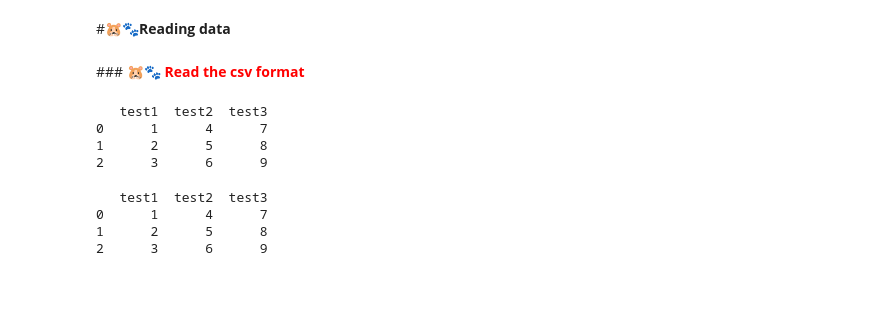
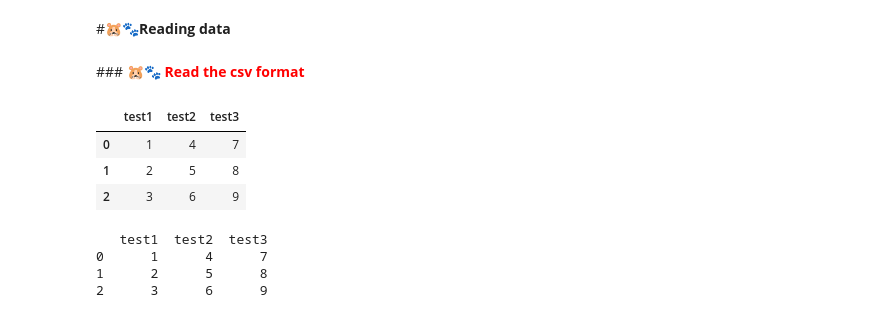
Before and after one commit to SEOWOOJI/Pandas_Stats_Data_Analysis_2025, a Jupyter notebook: 6_read_write_files.ipynb, the cells around one changed output. Saved outputs shown, nothing was run; the diff lists cells and outputs as text; code cells hidden in the pictures; blank space fills up the shorter version.

```diff
--- a/6_read_write_files.ipynb
+++ b/6_read_write_files.ipynb
@@ -47,14 +47,13 @@ import pandas as pd
 # %%
 file = '/content/Pandas_Stats_Data_Analysis_2025/sample.csv'
 
 df1 = pd.read_csv(file, encoding='UTF-8')
-print(df1)
-print()
+df1
 # %% [output]
-   test1  test2  test3
-0      1      4      7
-1      2      5      8
-2      3      6      9
+|  | test1 | test2 | test3 |
+| 0 | 1 | 4 | 7 |
+| 1 | 2 | 5 | 8 |
+| 2 | 3 | 6 | 9 |
 # %%
 # csv (comma separated values) format
 
```
Also changed, not shown: parts of 7 cells of this notebook.
